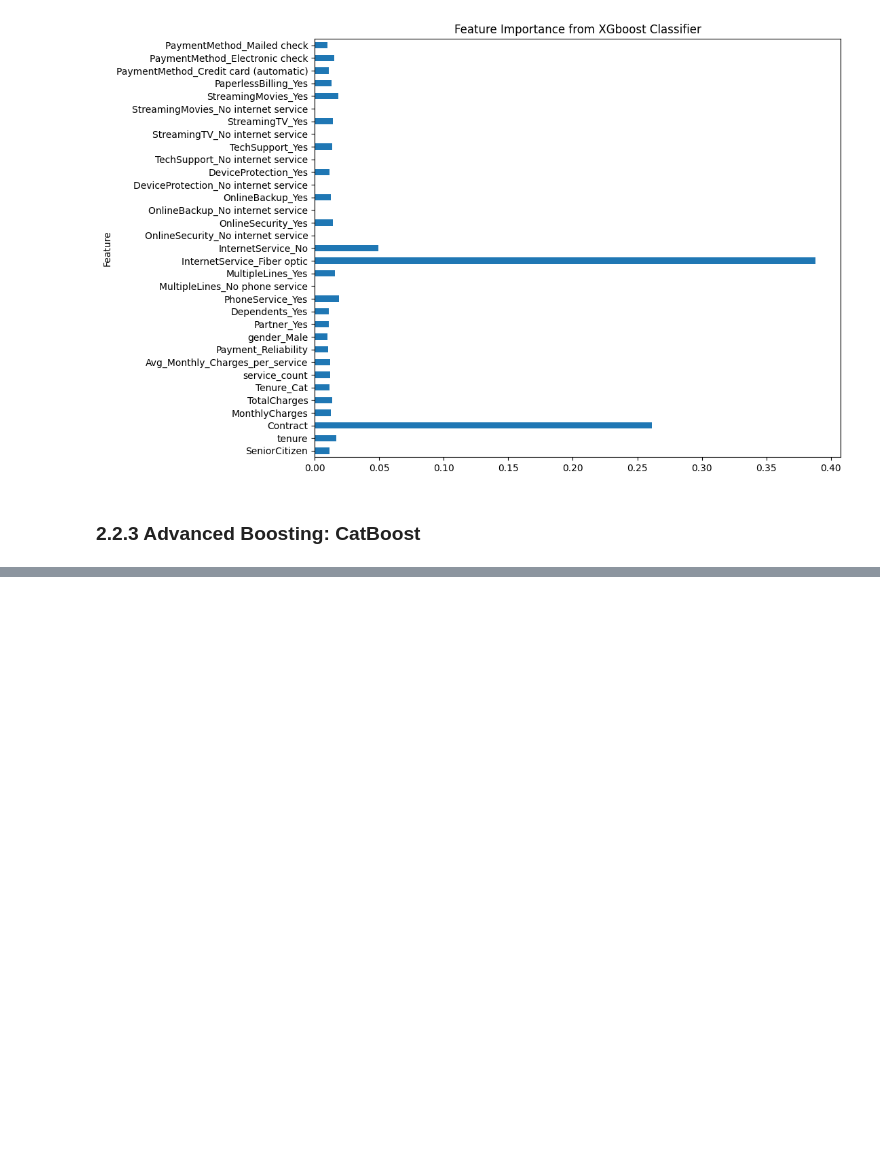
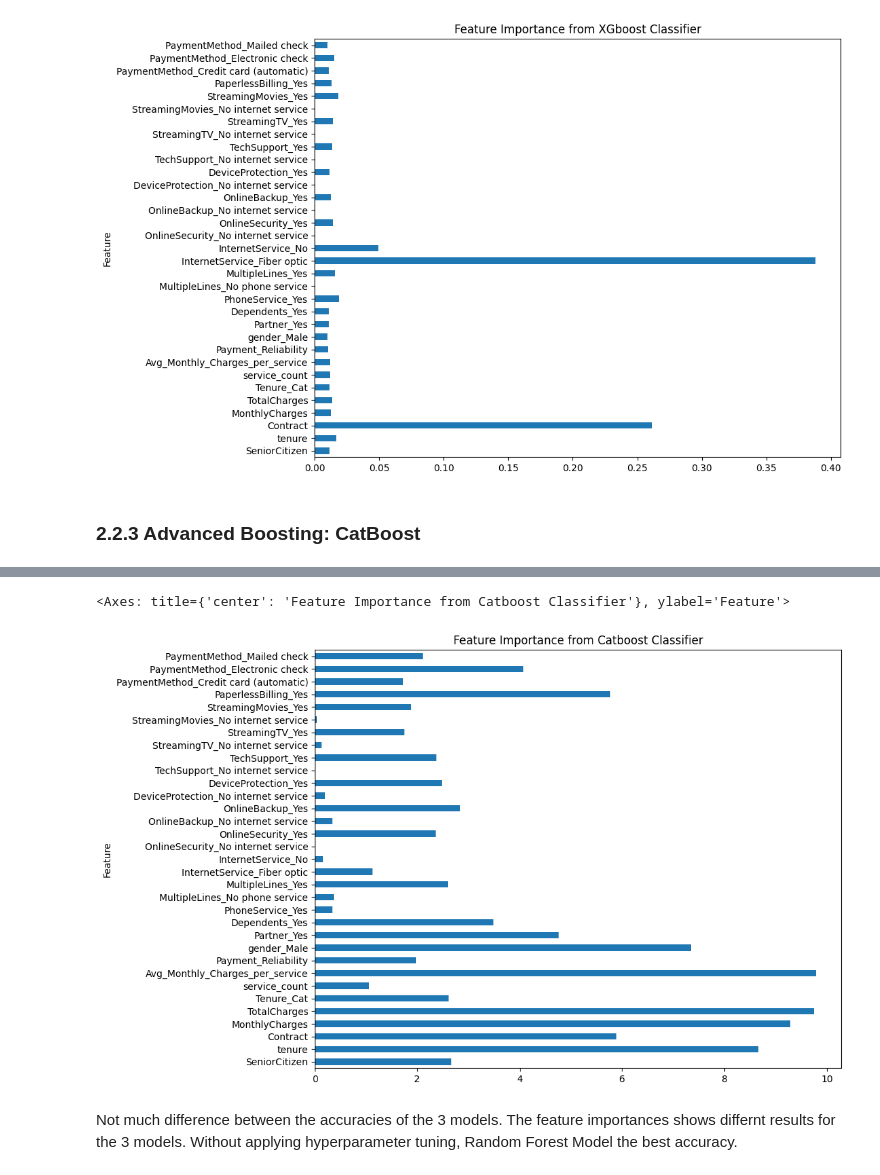
Before and after one commit to Dulina77/Churn_prediction_telco, a Jupyter notebook: Churn.ipynb, the cells around one changed output, grey strips where cells are left out. Cells and saved outputs as stored; diff of their text form; code cells hidden in the pictures; blank space fills up the shorter version.

Commit message:
applied catboost model

```diff
--- a/Churn.ipynb
+++ b/Churn.ipynb
@@ -621,4 +621,7 @@ feature_importance.plot(kind='barh', x='Feature', y='Importance', legend=False,
 ### 2.2.3 Advanced Boosting: CatBoost
 # %%
 from catboost import CatBoostClassifier
+catboost = CatBoostClassifier(iterations=1000, depth=10, learning_rate=0.1, random_seed=42, verbose=100)
+
+catboost.fit(X_train, y_train)
 # %% [output]
@@ -625,0 +659,10 @@ ModuleNotFoundError: No module named 'catboost'
+# %%
+importance = catboost.feature_importances_
+feature_names = X.columns
+feature_importance = pd.DataFrame({'Feature': feature_names, 'Importance': importance})
+feature_importance.plot(kind='barh', x='Feature', y='Importance', legend=False, figsize=(10,8), title='Feature Importance from Catboost Classifier')
+# %% [output]
+<Axes: title={'center': 'Feature Importance from Catboost Classifier'}, ylabel='Feature'>
+[figure, added]
+# %% [markdown]
+Not much difference between the accuracies of the 3 models. The feature importances shows differnt results for the 3 models. Without applying hyperparameter tuning, Random Forest Model the best accuracy.
```
Also changed, not shown: parts of 2 cells of this notebook.
